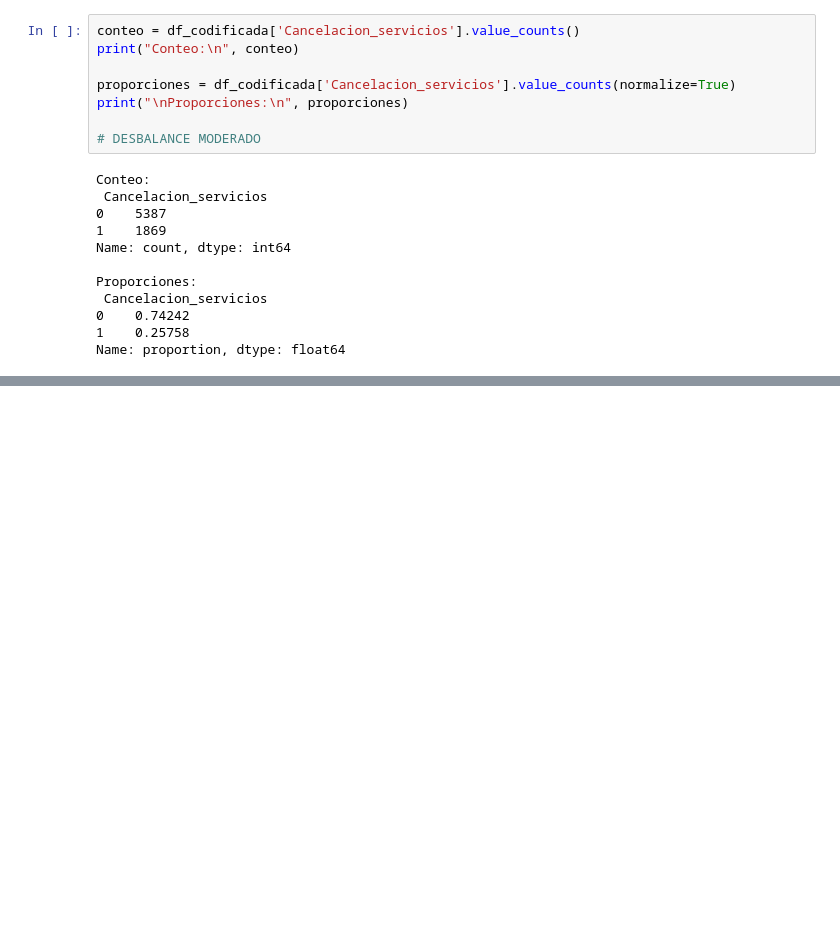
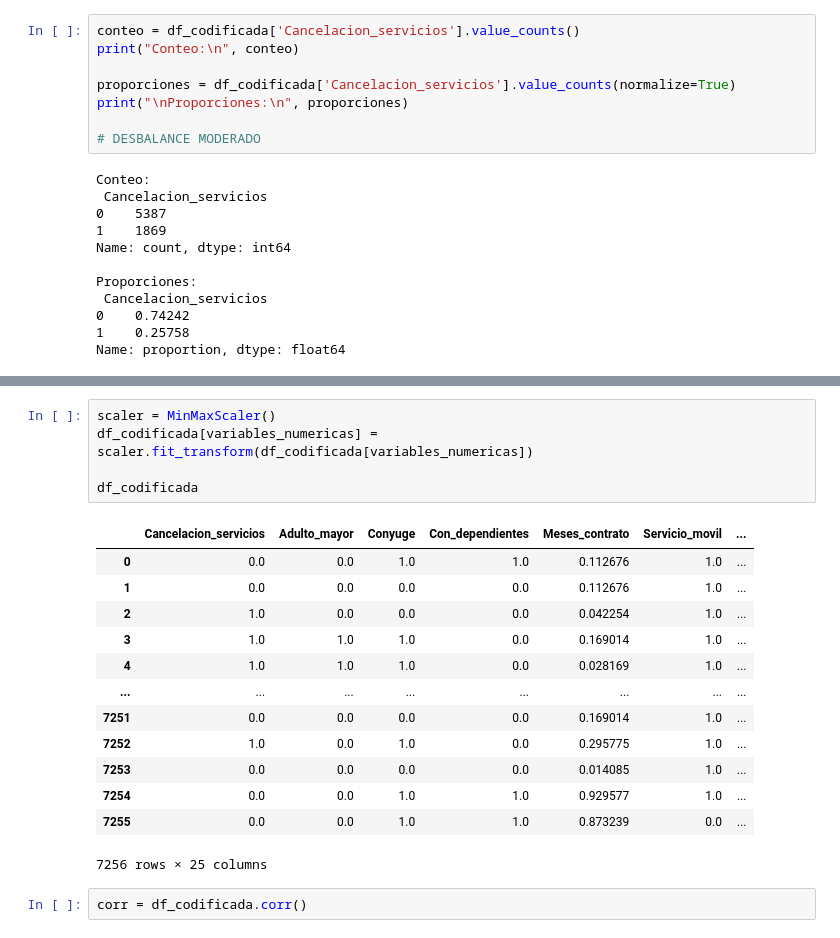
Before and after one commit to nxzK1/TelecomX_p2_Challenge, a Jupyter notebook: TelecomX_p2_Challenge.ipynb, the cells around one changed output, grey strips where cells are left out. Drawn from its saved outputs; the diff is of its cells as text; blank space fills up the shorter version.

```diff
--- a/TelecomX_p2_Challenge.ipynb
+++ b/TelecomX_p2_Challenge.ipynb
@@ -257,0 +267,21 @@ Name: proportion, dtype: float64
+# %%
+scaler = MinMaxScaler()
+df_codificada[variables_numericas] = scaler.fit_transform(df_codificada[variables_numericas])
+
+df_codificada
+# %% [output]
+|  | Cancelacion_servicios | Adulto_mayor | Conyuge | Con_dependientes | Meses_contrato | Servicio_movil | ... |
+| 0 | 0.0 | 0.0 | 1.0 | 1.0 | 0.112676 | 1.0 | ... |
+| 1 | 0.0 | 0.0 | 0.0 | 0.0 | 0.112676 | 1.0 | ... |
+| 2 | 1.0 | 0.0 | 0.0 | 0.0 | 0.042254 | 1.0 | ... |
+| 3 | 1.0 | 1.0 | 1.0 | 0.0 | 0.169014 | 1.0 | ... |
+| 4 | 1.0 | 1.0 | 1.0 | 0.0 | 0.028169 | 1.0 | ... |
+| ... | ... | ... | ... | ... | ... | ... | ... |
+| 7251 | 0.0 | 0.0 | 0.0 | 0.0 | 0.169014 | 1.0 | ... |
+| 7252 | 1.0 | 0.0 | 1.0 | 0.0 | 0.295775 | 1.0 | ... |
+| 7253 | 0.0 | 0.0 | 0.0 | 0.0 | 0.014085 | 1.0 | ... |
+| 7254 | 0.0 | 0.0 | 1.0 | 1.0 | 0.929577 | 1.0 | ... |
+| 7255 | 0.0 | 0.0 | 1.0 | 1.0 | 0.873239 | 0.0 | ... |
+7256 rows × 25 columns
+# %%
+corr = df_codificada.corr()
```
Also changed, not shown: parts of 6 cells of this notebook.
